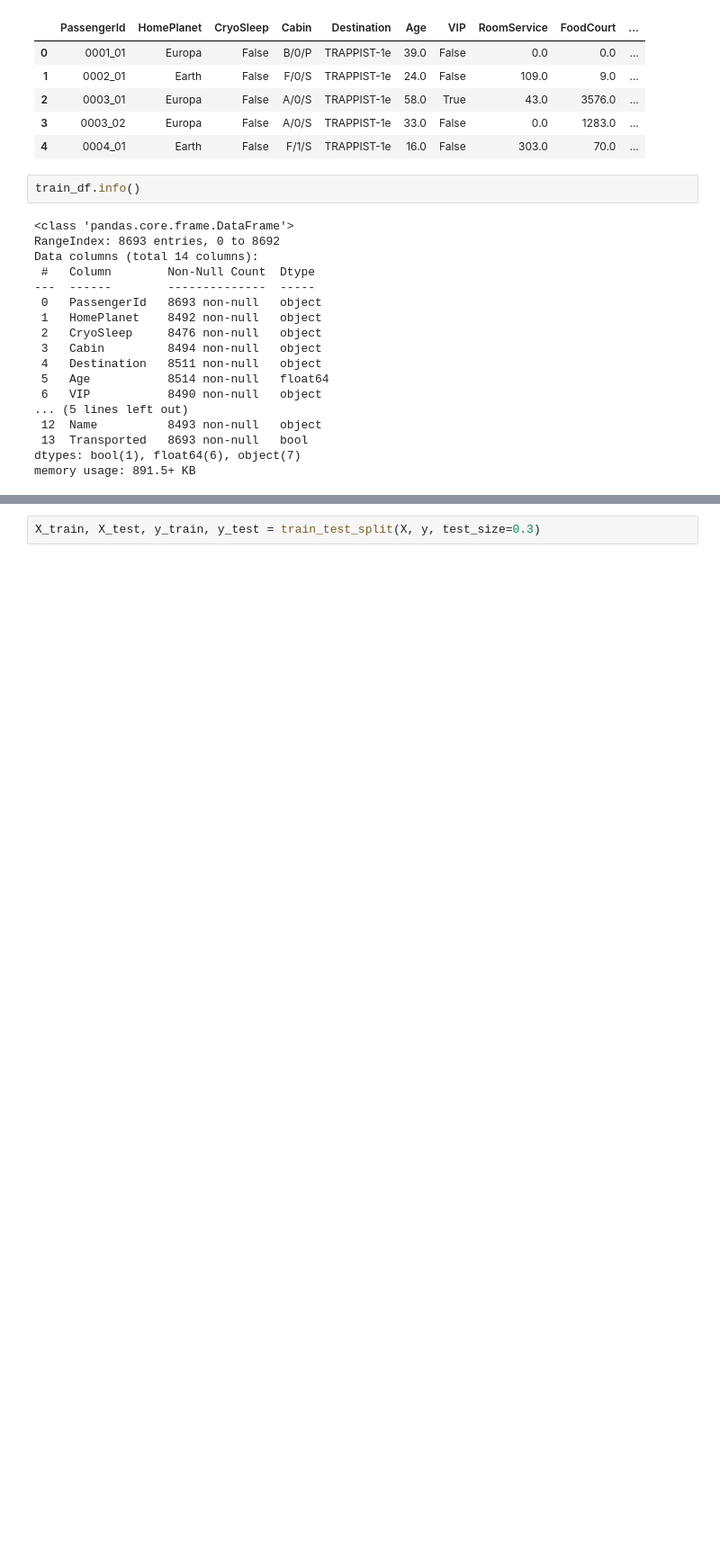
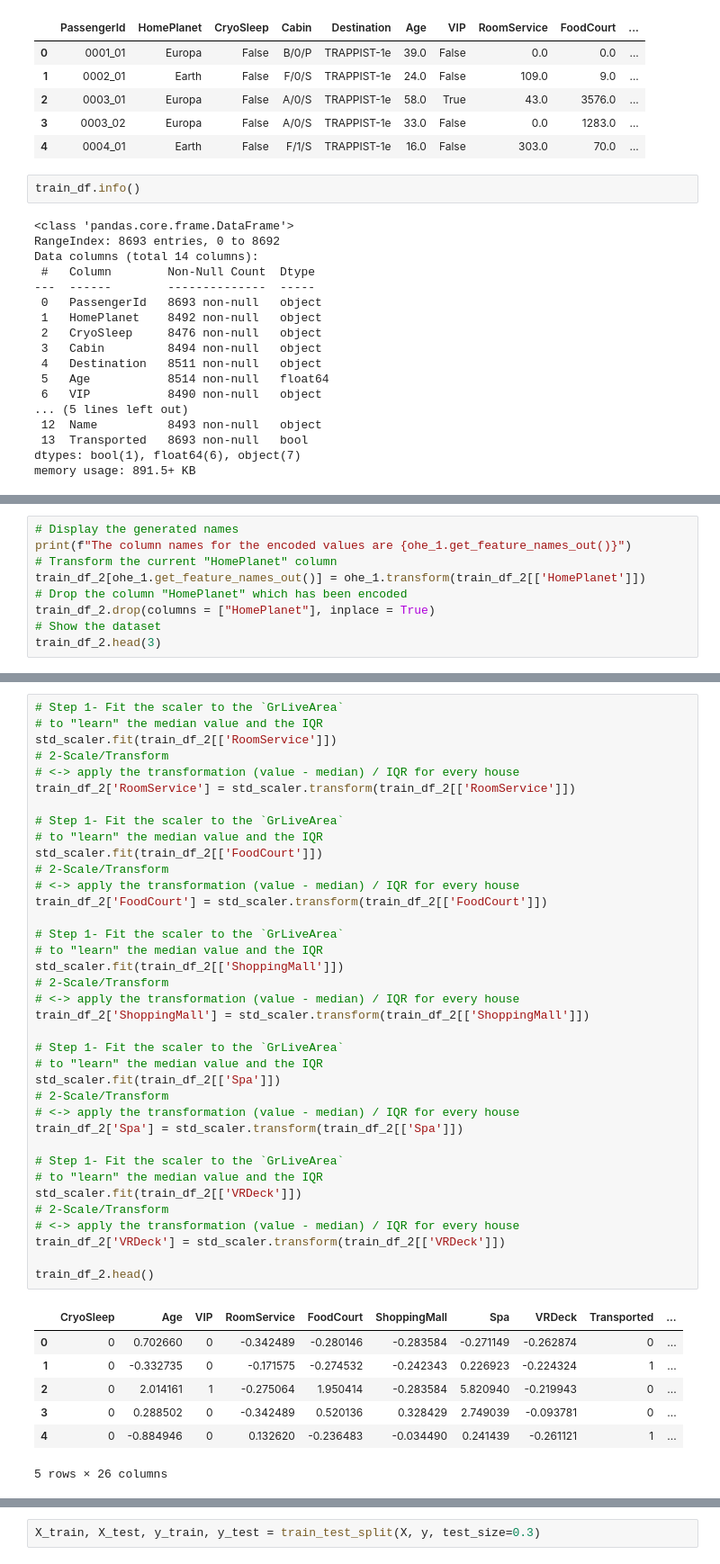
Before and after one commit to jaimesoroa/kaggle_spaceship-titanic, a Jupyter notebook: Notebook_Titanic.ipynb, the cells around one changed output, grey strips where cells are left out. Shown at 90% size. Cells and saved outputs as stored; diff of their text form; blank space fills up the shorter version.

```diff
--- a/Notebook_Titanic.ipynb
+++ b/Notebook_Titanic.ipynb
@@ -81,0 +108,9 @@ train_df_2[train_df_2["RoomService"].isnull()]
+# %%
+# Display the generated names
+print(f"The column names for the encoded values are {ohe_1.get_feature_names_out()}")
+# Transform the current "HomePlanet" column
+train_df_2[ohe_1.get_feature_names_out()] = ohe_1.transform(train_df_2[['HomePlanet']])
+# Drop the column "HomePlanet" which has been encoded
+train_df_2.drop(columns = ["HomePlanet"], inplace = True)
+# Show the dataset
+train_df_2.head(3)
@@ -81,0 +220,45 @@ train_df_2[train_df_2["RoomService"].isnull()]
+# %%
+# Step 1- Fit the scaler to the `GrLiveArea`
+# to "learn" the median value and the IQR
+std_scaler.fit(train_df_2[['RoomService']])
+# 2-Scale/Transform
+# <-> apply the transformation (value - median) / IQR for every house
+train_df_2['RoomService'] = std_scaler.transform(train_df_2[['RoomService']])
+
+# Step 1- Fit the scaler to the `GrLiveArea`
+# to "learn" the median value and the IQR
+std_scaler.fit(train_df_2[['FoodCourt']])
+# 2-Scale/Transform
+# <-> apply the transformation (value - median) / IQR for every house
+train_df_2['FoodCourt'] = std_scaler.transform(train_df_2[['FoodCourt']])
+
+# Step 1- Fit the scaler to the `GrLiveArea`
+# to "learn" the median value and the IQR
+std_scaler.fit(train_df_2[['ShoppingMall']])
+# 2-Scale/Transform
+# <-> apply the transformation (value - median) / IQR for every house
+train_df_2['ShoppingMall'] = std_scaler.transform(train_df_2[['ShoppingMall']])
+
+# Step 1- Fit the scaler to the `GrLiveArea`
+# to "learn" the median value and the IQR
+std_scaler.fit(train_df_2[['Spa']])
+# 2-Scale/Transform
+# <-> apply the transformation (value - median) / IQR for every house
+train_df_2['Spa'] = std_scaler.transform(train_df_2[['Spa']])
+
+# Step 1- Fit the scaler to the `GrLiveArea`
+# to "learn" the median value and the IQR
+std_scaler.fit(train_df_2[['VRDeck']])
+# 2-Scale/Transform
+# <-> apply the transformation (value - median) / IQR for every house
+train_df_2['VRDeck'] = std_scaler.transform(train_df_2[['VRDeck']])
+
+train_df_2.head()
+# %% [output]
+|  | CryoSleep | Age | VIP | RoomService | FoodCourt | ShoppingMall | Spa | VRDeck | Transported | ... |
+| 0 | 0 | 0.702660 | 0 | -0.342489 | -0.280146 | -0.283584 | -0.271149 | -0.262874 | 0 | ... |
+| 1 | 0 | -0.332735 | 0 | -0.171575 | -0.274532 | -0.242343 | 0.226923 | -0.224324 | 1 | ... |
+| 2 | 0 | 2.014161 | 1 | -0.275064 | 1.950414 | -0.283584 | 5.820940 | -0.219943 | 0 | ... |
+| 3 | 0 | 0.288502 | 0 | -0.342489 | 0.520136 | 0.328429 | 2.749039 | -0.093781 | 0 | ... |
+| 4 | 0 | -0.884946 | 0 | 0.132620 | -0.236483 | -0.034490 | 0.241439 | -0.261121 | 1 | ... |
+5 rows × 26 columns
```
Also changed, not shown: parts of 24 cells of this notebook, 1 other file.
